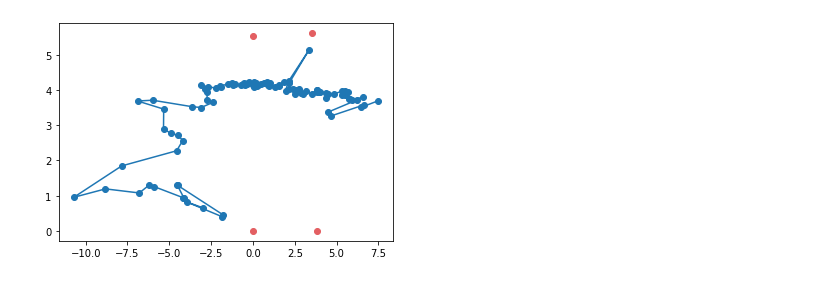
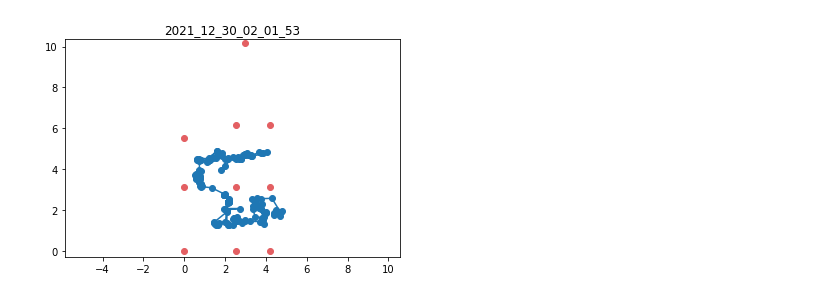
Before and after one commit to cuza22/UWB_DWS3000_multiple, a Jupyter notebook: Trilateration/trilateration.ipynb, the cells around one changed output. Saved outputs shown, nothing was run; the diff lists cells and outputs as text; code cells hidden in the pictures.

```diff
--- a/Trilateration/trilateration.ipynb
+++ b/Trilateration/trilateration.ipynb
@@ -4,5 +4,5 @@ from easy_trilateration.least_squares import easy_least_squares
 from easy_trilateration.graph import *
 import pandas as pd
 
-FILEDATE = '2021_12_02_12_08_59'
-NUM_OF_ANCHORS = 4
+FILEDATE = '2021_12_30_02_01_53'
+NUM_OF_ANCHORS = 10
@@ -125,19 +132,23 @@ print(dist_not_valid, time_valid_data, valid_data, data.shape[0])
 # %%
 import matplotlib.pyplot as plt
 
 fig = plt.figure()
 ax = plt.axes()
+ax.axis('equal')
+# ax.axis.set(xlim=(-0.3, 5), ylim=(-0.3, 10.35))
+plt.xlim(-0.3, 5)
+plt.ylim(-0.3, 10.35)
 
 x = coord_x
 y = coord_y
 
 ax.plot(x, y, marker='o')
-# plt.title('Trajectory')
+plt.title(FILEDATE)
 
 # plot anchors
 for x, y in anchors:
     ax.plot(x, y, color= '#e35f62', marker='o')
 
 plt.show()
 # %% [output]
-[figure, old version]
+[figure, new version]
```
Also changed, not shown: parts of 4 cells of this notebook.
